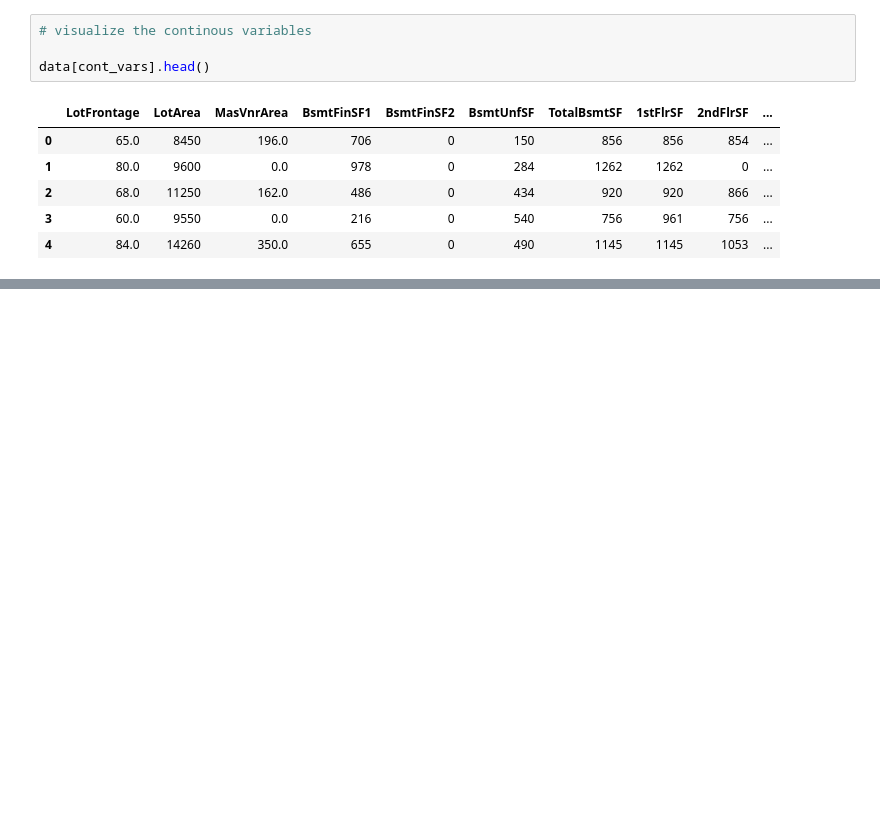
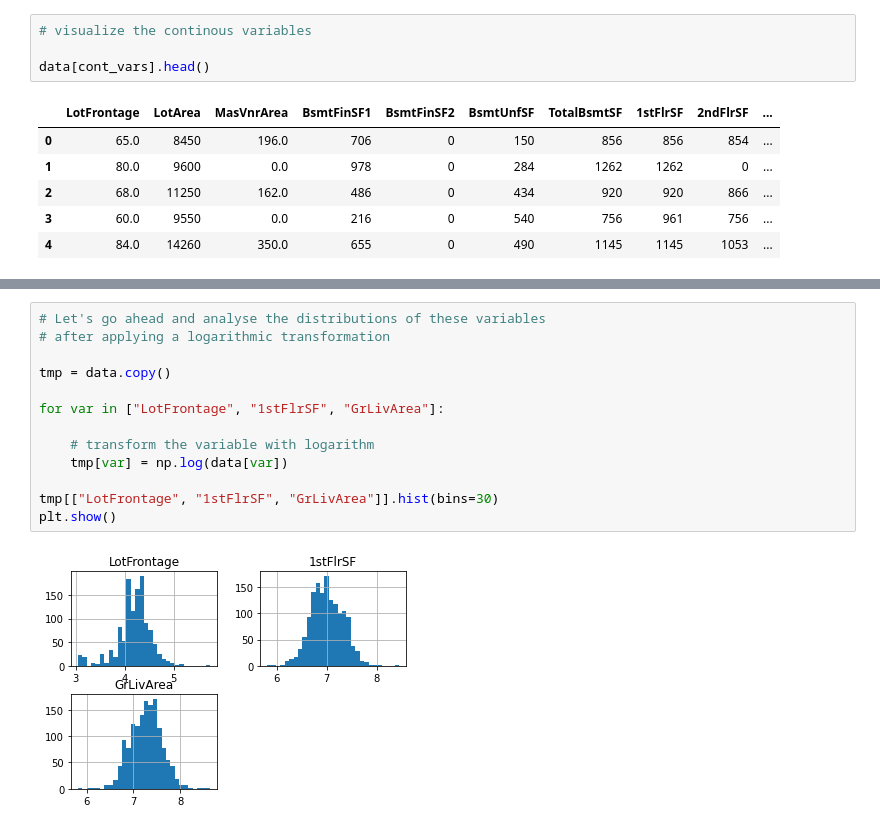
Before and after one commit to jravikumar97/housing_ML_project, a Jupyter notebook: Housing.ipynb, the cells around one changed output, grey strips where cells are left out. Drawn from its saved outputs; the diff is of its cells as text; blank space fills up the shorter version.

```diff
--- a/Housing.ipynb
+++ b/Housing.ipynb
@@ -493,0 +610,15 @@ data[cont_vars].head()
+# %%
+# Let's go ahead and analyse the distributions of these variables
+# after applying a logarithmic transformation
+
+tmp = data.copy()
+
+for var in ["LotFrontage", "1stFlrSF", "GrLivArea"]:
+
+    # transform the variable with logarithm
+    tmp[var] = np.log(data[var])
+
+tmp[["LotFrontage", "1stFlrSF", "GrLivArea"]].hist(bins=30)
+plt.show()
+# %% [output]
+[figure, added]
```
Also changed, not shown: parts of 40 cells of this notebook.
